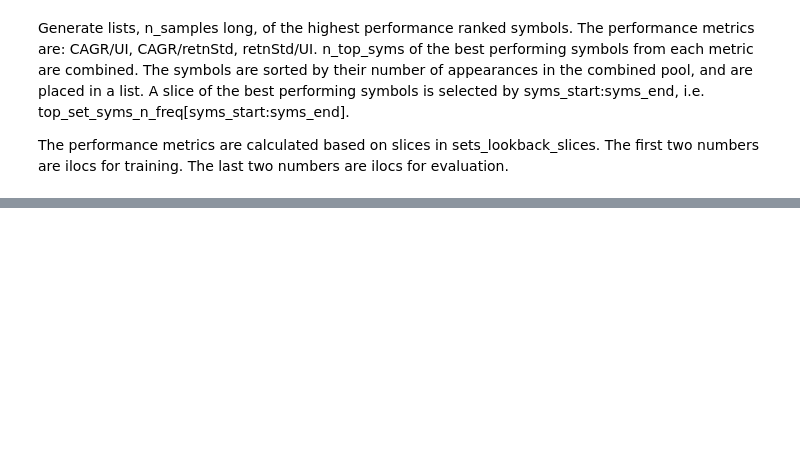
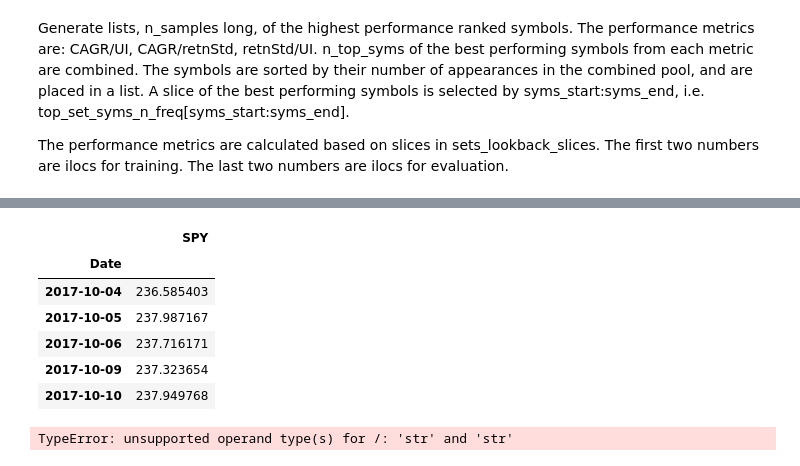
Before and after one commit to pympk/py379, a Jupyter notebook: yf_7_freq_cnt.ipynb, the cells around one changed output, grey strips where cells are left out. Saved outputs shown, nothing was run; the diff lists cells and outputs as text; code cells hidden in the pictures; blank space fills up the shorter version.

```diff
--- a/yf_7_freq_cnt.ipynb
+++ b/yf_7_freq_cnt.ipynb
@@ -370,0 +455,51 @@ row_add_total:
+# %%
+df_SPY = df_SPY.copy()
+df_SPY
+# %% [output]
+|  | SPY |
+| Date |  |
+| 2017-10-04 | 236.585403 |
+| 2017-10-05 | 237.987167 |
+| 2017-10-06 | 237.716171 |
+| 2017-10-09 | 237.323654 |
+| 2017-10-10 | 237.949768 |
+# %%
+from myUtils import symb_perf_stats_vectorized_v9_
+(
+  symbols,
+  period_yr,
+  df_retn,
+  df_drawdown,
+  arr_UI,
+  arr_max_drawdown,
+  arr_returns_mean,
+  arr_returns_std,
+  arr_returns_std_div_arr_UI,
+  arr_CAGR,
+  arr_CAGR_div_arr_retnStd,
+  arr_CAGR_div_arr_UI,
+  grp_returns_std_div_UI,
+  grp_CAGR,
+  grp_CAGR_div_retnStd,
+  grp_CAGR_div_UI,
+) = symb_perf_stats_vectorized_v9_(df)
+
+print(f'df:\n{df}\n')
+print(f'symbols:\n{symbols}\n')
+print(f'period_yr:\n{period_yr}\n')
+print(f'df_retn:\n{df_retn}\n')
+print(f'df_drawdown:\n{df_drawdown}\n')
+print(f'arr_UI:\n{arr_UI}\n')
+print(f'arr_max_drawdown:\n{arr_max_drawdown}\n')
+print(f'arr_returns_mean:\n{arr_returns_mean}\n')
+print(f'arr_returns_std:\n{arr_returns_std}\n')
+print(f'arr_returns_std_div_arr_UI:\n{arr_returns_std_div_arr_UI}\n')
+print(f'arr_CAGR:\n{arr_CAGR}\n')
+print(f'arr_CAGR_div_arr_retnStd:\n{arr_CAGR_div_arr_retnStd}\n')
+print(f'arr_CAGR_div_arr_UI:\n{arr_CAGR_div_arr_UI}\n')
+print(f'grp_returns_std_div_UI:\n{grp_returns_std_div_UI}\n')
+print(f'grp_CAGR:\n{grp_CAGR}\n')
+print(f'grp_CAGR_div_retnStd:\n{grp_CAGR_div_retnStd}\n')
+print(f'grp_CAGR_div_UI:\n{grp_CAGR_div_UI}\n')
+# %% [output]
+TypeError: unsupported operand type(s) for /: 'str' and 'str'
```
Also changed, not shown: parts of 14 cells of this notebook, 9 other files.
